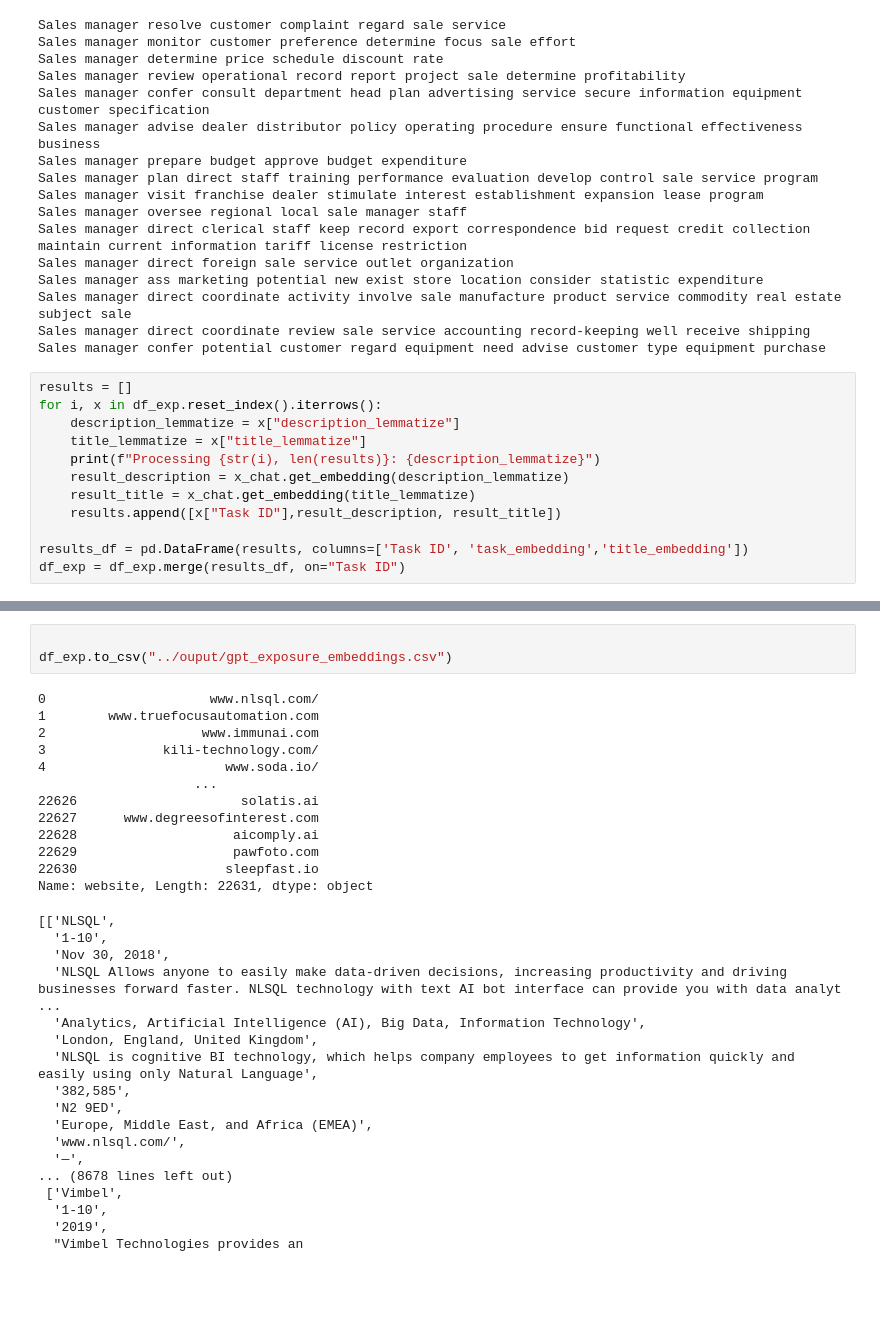
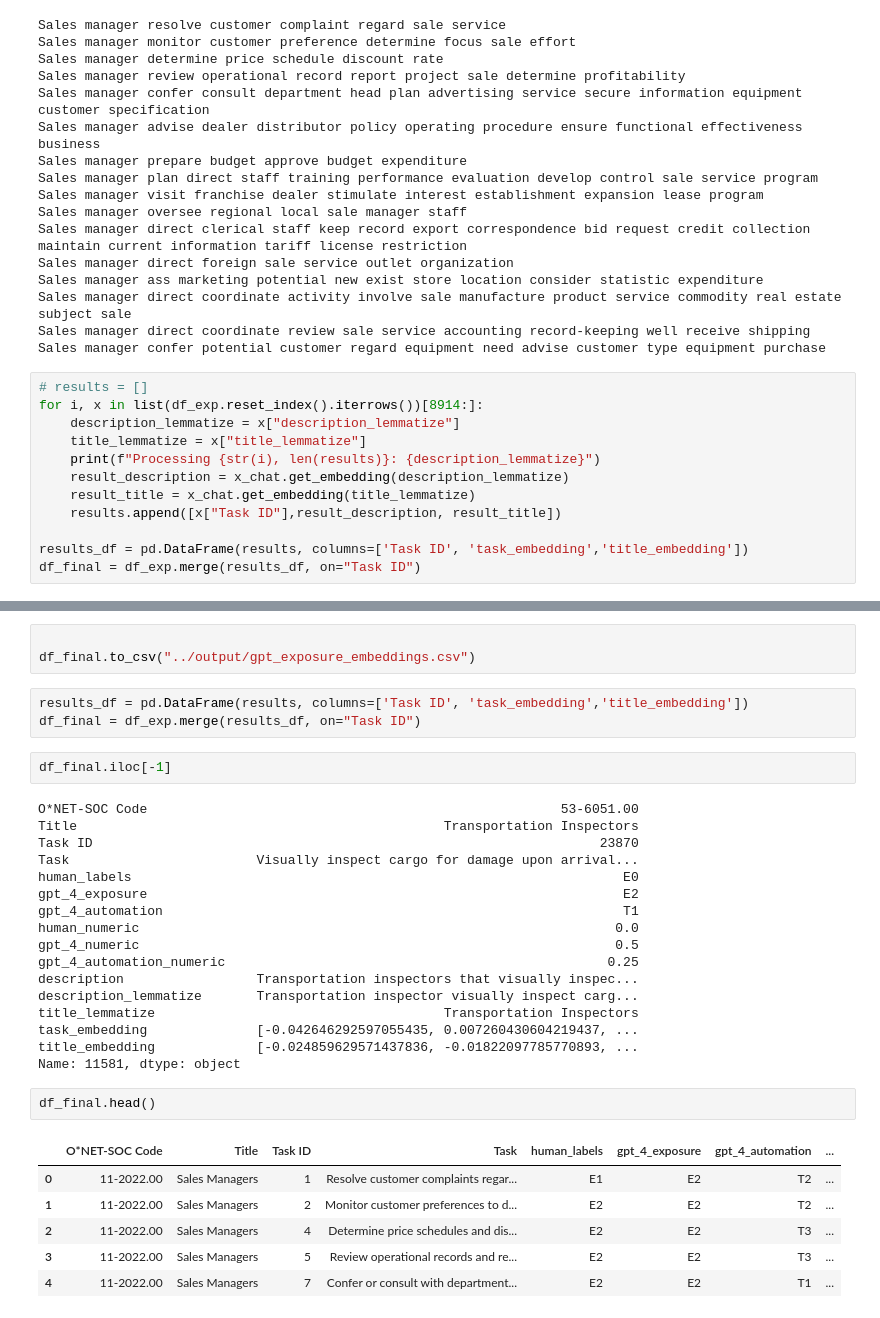
Before and after one commit to Julia-Susser/AI-Startup-Impact-on-US-Labor-Economy-via-Task-Automation, a Jupyter notebook: src/save data.ipynb, the cells around one changed output, grey strips where cells are left out. Drawn from its saved outputs; the diff is of its cells as text; blank space fills up the shorter version.

```diff
--- a/src/save data.ipynb
+++ b/src/save data.ipynb
@@ -142,8 +139,8 @@ Sales manager direct coordinate activity involve sale manufacture product servic
 Sales manager direct coordinate review sale service accounting record-keeping well receive shipping
 Sales manager confer potential customer regard equipment need advise customer type equipment purchase
 # %%
-results = []
-for i, x in df_exp.reset_index().iterrows():
+# results = []
+for i, x in list(df_exp.reset_index().iterrows())[8914:]:
     description_lemmatize = x["description_lemmatize"]
     title_lemmatize = x["title_lemmatize"]
     print(f"Processing {str(i), len(results)}: {description_lemmatize}")
@@ -152,5 +149,5 @@ for i, x in df_exp.reset_index().iterrows():
     results.append([x["Task ID"],result_description, result_title])
 
 results_df = pd.DataFrame(results, columns=['Task ID', 'task_embedding','title_embedding'])
-df_exp = df_exp.merge(results_df, on="Task ID")
+df_final = df_exp.merge(results_df, on="Task ID")
 # %% [output]
@@ -174,36 +171,34 @@ Processing ('3027', 3027): Philosophy religion teacher postsecondary conduct res
 # %%
 
-df_exp.to_csv("../ouput/gpt_exposure_embeddings.csv")
+df_final.to_csv("../output/gpt_exposure_embeddings.csv")
 # %%
+results_df = pd.DataFrame(results, columns=['Task ID', 'task_embedding','title_embedding'])
+df_final = df_exp.merge(results_df, on="Task ID")
-# %% [output]
-0                     www.nlsql.com/
-1        www.truefocusautomation.com
-2                    www.immunai.com
-3               kili-technology.com/
-4                       www.soda.io/
-                    ...
-22626                     solatis.ai
-22627      www.degreesofinterest.com
-22628                    aicomply.ai
-22629                    pawfoto.com
-22630                   sleepfast.io
-Name: website, Length: 22631, dtype: object
 # %%
+df_final.iloc[-1]
 # %% [output]
-[['NLSQL',
-  '1-10',
-  'Nov 30, 2018',
-  'NLSQL Allows anyone to easily make data-driven decisions, increasing productivity and driving businesses forward faster. NLSQL technology with text AI bot interface can provide you with data analyt ...
-  'Analytics, Artificial Intelligence (AI), Big Data, Information Technology',
-  'London, England, United Kingdom',
-  'NLSQL is cognitive BI technology, which helps company employees to get information quickly and easily using only Natural Language',
-  '382,585',
-  'N2 9ED',
-  'Europe, Middle East, and Africa (EMEA)',
-  'www.nlsql.com/',
-  '—',
-... (8678 lines left out)
- ['Vimbel',
-  '1-10',
-  '2019',
-  "Vimbel Technologies provides an
+O*NET-SOC Code                                                     53-6051.00
+Title                                               Transportation Inspectors
+Task ID                                                                 23870
+Task                        Visually inspect cargo for damage upon arrival...
+human_labels                                                               E0
+gpt_4_exposure                                                             E2
+gpt_4_automation                                                           T1
+human_numeric                                                             0.0
+gpt_4_numeric                                                             0.5
+gpt_4_automation_numeric                                                 0.25
+description                 Transportation inspectors that visually inspec...
+description_lemmatize       Transportation inspector visually inspect carg...
+title_lemmatize                                     Transportation Inspectors
+task_embedding              [-0.042646292597055435, 0.007260430604219437, ...
+title_embedding             [-0.024859629571437836, -0.01822097785770893, ...
+Name: 11581, dtype: object
+# %%
+df_final.head()
+# %% [output]
+|  | O*NET-SOC Code | Title | Task ID | Task | human_labels | gpt_4_exposure | gpt_4_automation | ... |
+| 0 | 11-2022.00 | Sales Managers | 1 | Resolve customer complaints regar... | E1 | E2 | T2 | ... |
+| 1 | 11-2022.00 | Sales Managers | 2 | Monitor customer preferences to d... | E2 | E2 | T2 | ... |
+| 2 | 11-2022.00 | Sales Managers | 4 | Determine price schedules and dis... | E2 | E2 | T3 | ... |
+| 3 | 11-2022.00 | Sales Managers | 5 | Review operational records and re... | E2 | E2 | T3 | ... |
+| 4 | 11-2022.00 | Sales Managers | 7 | Confer or consult with department... | E2 | E2 | T1 | ... |
```
Also changed, not shown: parts of 4 cells of this notebook, 34 other files.
